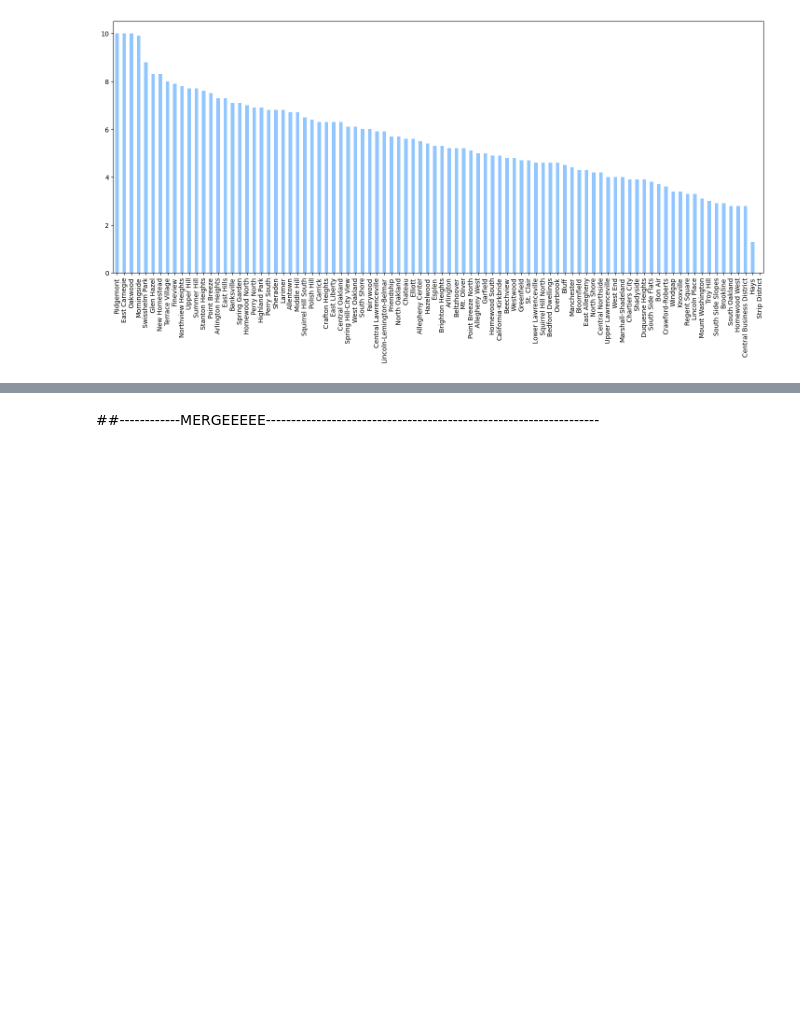
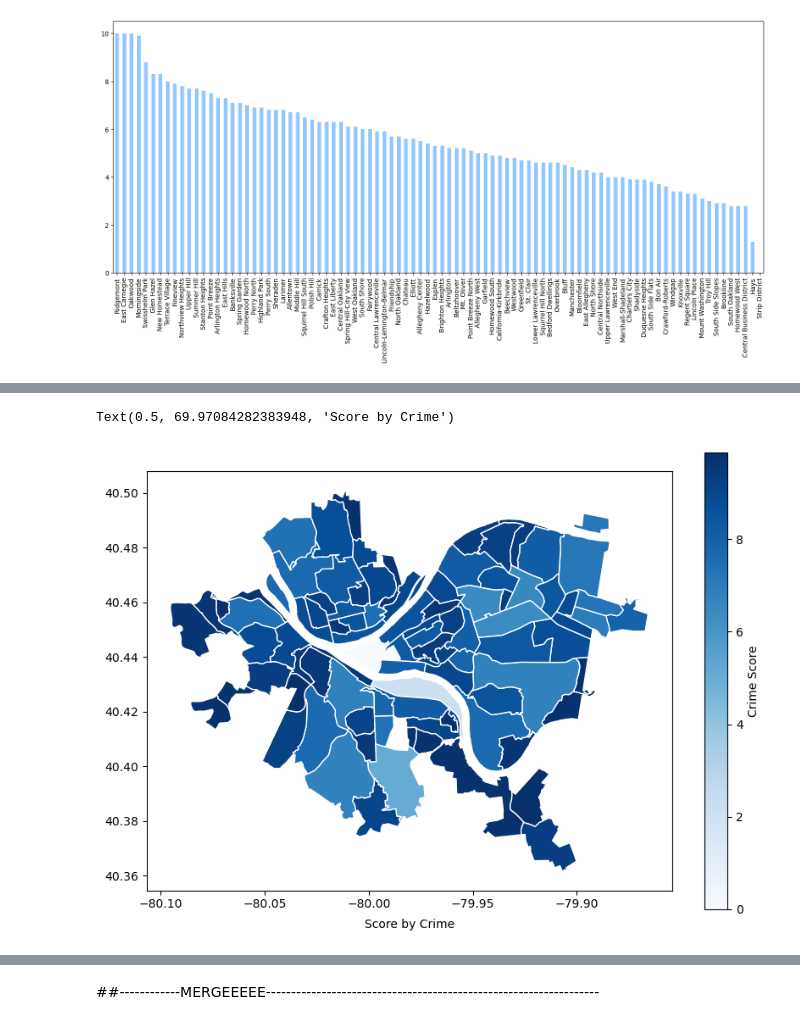
Before and after one commit to XianyuZhao04/CMPINF-0010-FinalProject, a Jupyter notebook: finalNotebook.ipynb, the cells around one changed output, grey strips where cells are left out. Cells and saved outputs as stored; diff of their text form; code cells hidden in the pictures; blank space fills up the shorter version.

```diff
--- a/finalNotebook.ipynb
+++ b/finalNotebook.ipynb
@@ -307,6 +306,6 @@ fire_incidents_neighborhood['Final Score'].plot(kind='bar')
 # %%
-# steps_map1 = neighborhoods.merge(ndf,
-#                                 how='left',
-#                                 left_on='hood',
-#                                 right_on=ndf.index)
+steps_map1 = neighborhoods.merge(ndf,
+                                how='left',
+                                left_on='hood',
+                                right_on=ndf.index)
 # %%
@@ -337,11 +342,14 @@ fire_incidents_neighborhood['Final Score'].plot(kind='bar')
 # %%
-# # draw a choropleth map using data from the column named "number_of_steps"
-# steps_map1.plot(column='Normalized Score',
-#                cmap='Blues',
-#                edgecolor='white',
-#                legend=True,
-#                legend_kwds={'label': "Crime Score"},
-#                figsize=(10, 7),
-#                missing_kwds={"color": "lightgrey"})
-# plt.xlabel("Score by Crime", labelpad=7)
+# draw a choropleth map using data from the column named "number_of_steps"
+steps_map1.plot(column='Normalized Score',
+               cmap='Blues',
+               edgecolor='white',
+               legend=True,
+               legend_kwds={'label': "Crime Score"},
+               figsize=(10, 7),
+               missing_kwds={"color": "lightgrey"})
+plt.xlabel("Score by Crime", labelpad=7)
+# %% [output]
+Text(0.5, 69.97084282383948, 'Score by Crime')
+[figure, added]
 # %%
```
Also changed, not shown: parts of 21 cells of this notebook.
